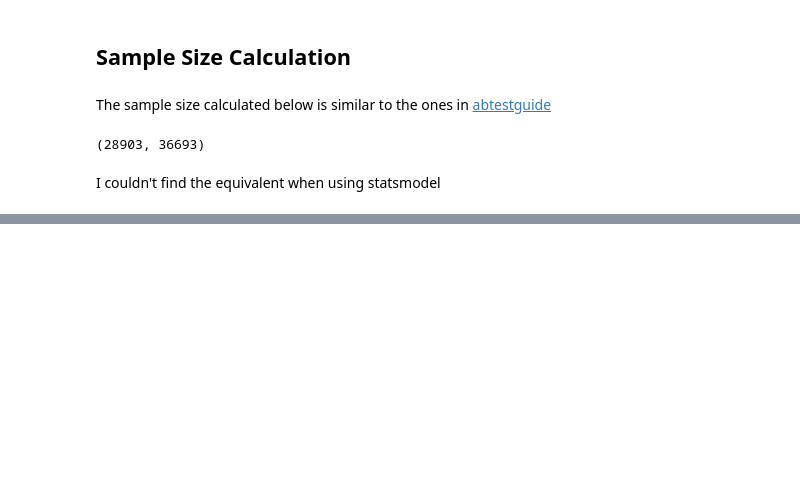
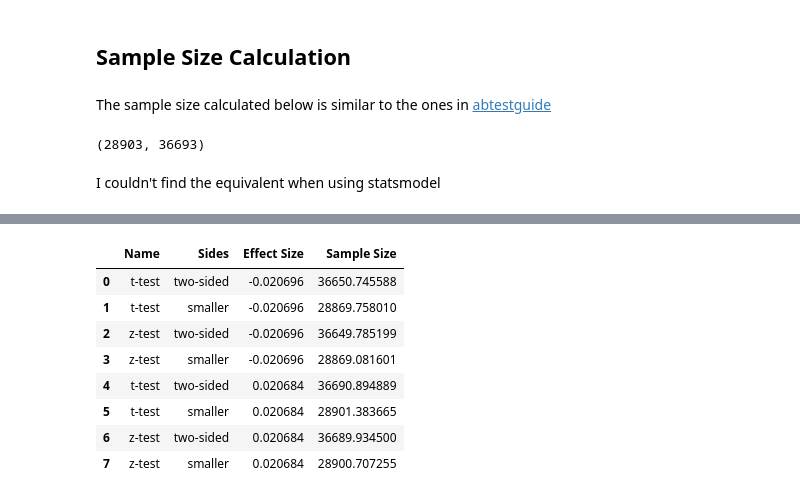
Before and after one commit to alextanhongpin/python-experimentation-for-engineers, a Jupyter notebook: 02_ab_test_summary.ipynb, the cells around one changed output, grey strips where cells are left out. Saved outputs shown, nothing was run; the diff lists cells and outputs as text; code cells hidden in the pictures; blank space fills up the shorter version.

Commit message:
chore: update sample size calculation

```diff
--- a/02_ab_test_summary.ipynb
+++ b/02_ab_test_summary.ipynb
@@ -349,20 +349,3 @@ round(one_sided), round(two_sided)
 (28903, 36693)
 # %% [markdown]
 I couldn't find the equivalent when using statsmodel
-# %%
-from math import ceil
-
-init_prop = 0.02
-mde_prop = 0.02 * 1.15
-effect_size = sm.proportion_effectsize(init_prop, mde_prop)
-print(
-    f"For a change from {init_prop:.2f} to {mde_prop:.2f} - the effect size is {effect_size:.4f}."
-)
-
-
-sample_size = sm.zt_ind_solve_power(
-    effect_size=effect_size, nobs1=None, alpha=0.05, power=0.8, alternative="two-sided"
-)
-print(
-    f"{ceil(sample_size)} sample size required given power analysis and input parameters."
-)
@@ -406,0 +371,81 @@ m, n
+# %%
+import pandas as pd
+
+es = sm.proportion_effectsize(0.02, 0.02 * 1.15)
+
+df = pd.DataFrame(columns=["Name", "Sides", "Effect Size", "Sample Size"])
+df.loc[len(df)] = [
+    "t-test",
+    "two-sided",
+    es,
+    sm.tt_ind_solve_power(
+        effect_size=es, ratio=1, power=0.8, alpha=0.05, alternative="two-sided"
+    ),
+]
+df.loc[len(df)] = [
+    "t-test",
+    "smaller",
+    es,
+    sm.tt_ind_solve_power(
+        effect_size=es, ratio=1, power=0.8, alpha=0.05, alternative="smaller"
+    ),
+]
+df.loc[len(df)] = [
+    "z-test",
+    "two-sided",
+    es,
+    sm.zt_ind_solve_power(
+        effect_size=es, ratio=1, power=0.8, alpha=0.05, alternative="two-sided"
+    ),
+]
+df.loc[len(df)] = [
+    "z-test",
+    "smaller",
+    es,
+    sm.zt_ind_solve_power(
+        effect_size=es, ratio=1, power=0.8, alpha=0.05, alternative="smaller"
+    ),
+]
+df.loc[len(df)] = [
+    "t-test",
+    "two-sided",
+    effect_size,
+    sm.tt_ind_solve_power(
+        effect_size=effect_size, ratio=1, power=0.8, alpha=0.05, alternative="two-sided"
+    ),
+]
+df.loc[len(df)] = [
+    "t-test",
+    "smaller",
+    effect_size,
+    sm.tt_ind_solve_power(
+        effect_size=effect_size, ratio=1, power=0.8, alpha=0.05, alternative="larger"
+    ),
+]
+df.loc[len(df)] = [
+    "z-test",
+    "two-sided",
+    effect_size,
+    sm.zt_ind_solve_power(
+        effect_size=effect_size, ratio=1, power=0.8, alpha=0.05, alternative="two-sided"
+    ),
+]
+df.loc[len(df)] = [
+    "z-test",
+    "smaller",
+    effect_size,
+    sm.zt_ind_solve_power(
+        effect_size=effect_size, ratio=1, power=0.8, alpha=0.05, alternative="larger"
+    ),
+]
+df
+# %% [output]
+|  | Name | Sides | Effect Size | Sample Size |
+| 0 | t-test | two-sided | -0.020696 | 36650.745588 |
+| 1 | t-test | smaller | -0.020696 | 28869.758010 |
+| 2 | z-test | two-sided | -0.020696 | 36649.785199 |
+| 3 | z-test | smaller | -0.020696 | 28869.081601 |
+| 4 | t-test | two-sided | 0.020684 | 36690.894889 |
+| 5 | t-test | smaller | 0.020684 | 28901.383665 |
+| 6 | z-test | two-sided | 0.020684 | 36689.934500 |
+| 7 | z-test | smaller | 0.020684 | 28900.707255 |
```
Also changed, not shown: parts of 8 cells of this notebook, 5 other files.
